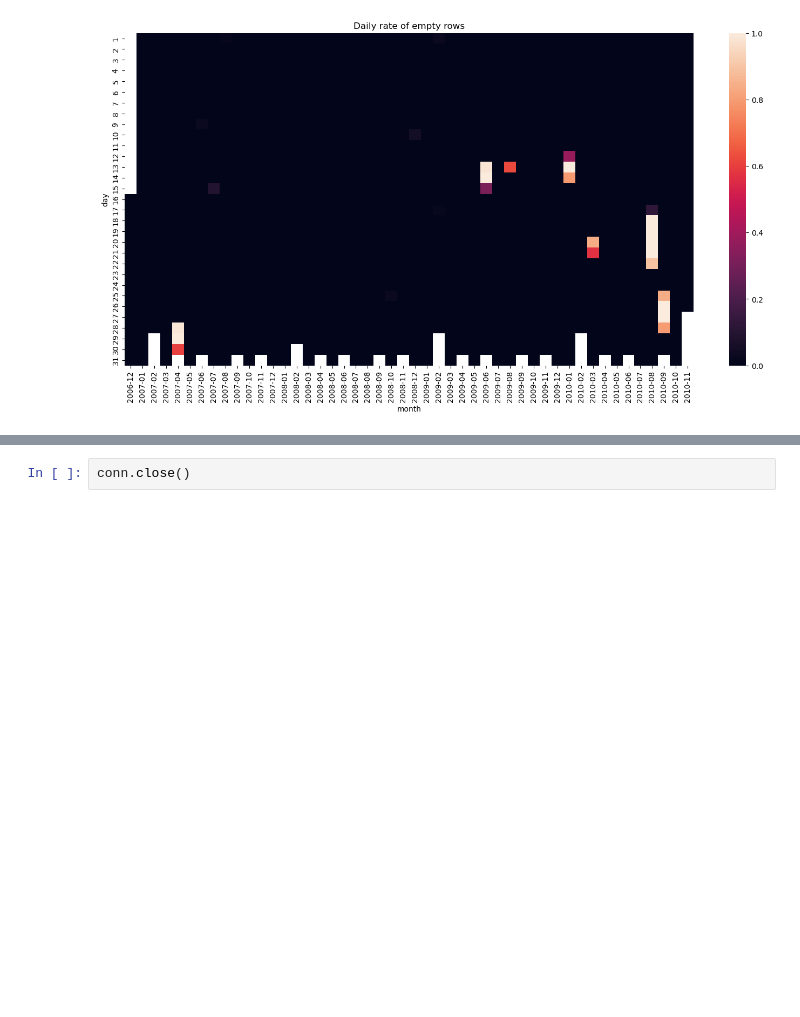
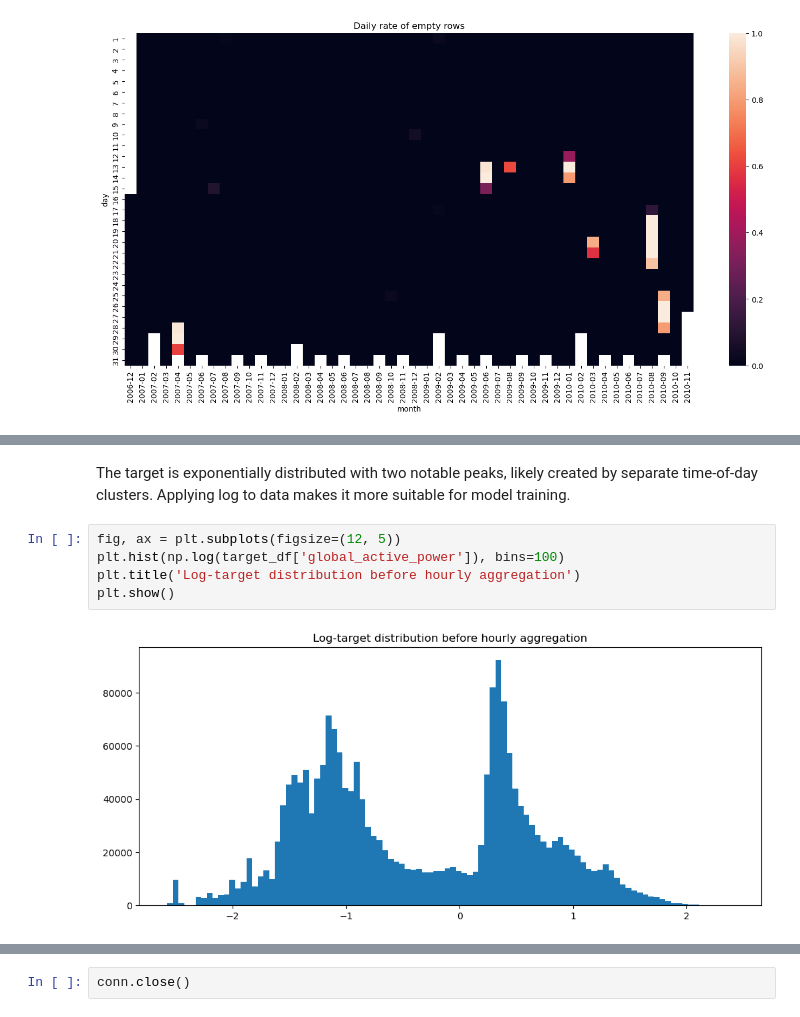
Before and after one commit to sysakm/housepower, a Jupyter notebook: EDA.ipynb, the cells around one changed output, grey strips where cells are left out. Saved outputs shown, nothing was run; the diff lists cells and outputs as text; blank space fills up the shorter version.

```diff
--- a/EDA.ipynb
+++ b/EDA.ipynb
@@ -122,0 +150,9 @@ plt.show()
+# %% [markdown]
+The target is exponentially distributed with two notable peaks, likely created by separate time-of-day clusters. Applying log to data makes it more suitable for model training.
+# %%
+fig, ax = plt.subplots(figsize=(12, 5))
+plt.hist(np.log(target_df['global_active_power']), bins=100)
+plt.title('Log-target distribution before hourly aggregation')
+plt.show()
+# %% [output]
+[figure, added]
```
Also changed, not shown: parts of 8 cells of this notebook.
